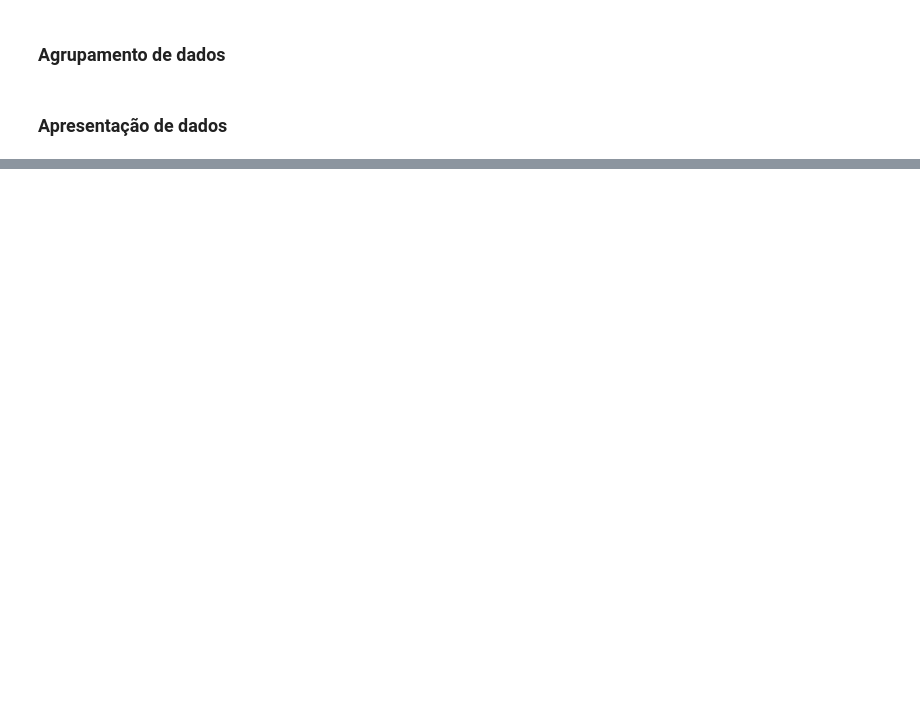
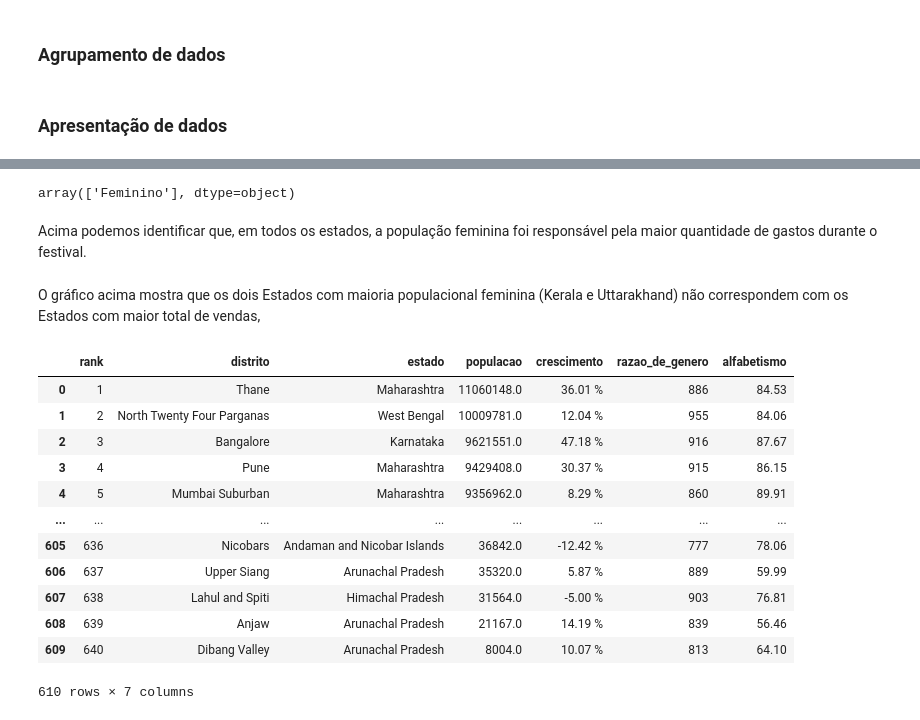
Before and after one commit to Paty3672/diwali_sales_behavior, a Jupyter notebook: diwali_sales_analysis.ipynb, the cells around one changed output, grey strips where cells are left out. Drawn from its saved outputs; the diff is of its cells as text; code cells hidden in the pictures; blank space fills up the shorter version.

```diff
--- a/diwali_sales_analysis.ipynb
+++ b/diwali_sales_analysis.ipynb
@@ -166,0 +255,7 @@ fig_por_faixa_etaria.show()
+# %%
+#Identificação de genêros que fazer parte do dataframe com o maior valor de gastos totais por cada Estado
+df_max_total_gasto['genero'].unique()
+# %% [output]
+array(['Feminino'], dtype=object)
+# %% [markdown]
+Acima podemos identificar que, em todos os estados, a população feminina foi responsável pela maior quantidade de gastos durante o festival.
@@ -166,0 +287,18 @@ fig_por_faixa_etaria.show()
+# %% [markdown]
+O gráfico acima mostra que os dois Estados com maioria populacional feminina (Kerala e Uttarakhand) não correspondem com os Estados com maior total de vendas,
+# %%
+censo_indiano_2011
+# %% [output]
+|  | rank | distrito | estado | populacao | crescimento | razao_de_genero | alfabetismo |
+| 0 | 1 | Thane | Maharashtra | 11060148.0 | 36.01 % | 886 | 84.53 |
+| 1 | 2 | North Twenty Four Parganas | West Bengal | 10009781.0 | 12.04 % | 955 | 84.06 |
+| 2 | 3 | Bangalore | Karnataka | 9621551.0 | 47.18 % | 916 | 87.67 |
+| 3 | 4 | Pune | Maharashtra | 9429408.0 | 30.37 % | 915 | 86.15 |
+| 4 | 5 | Mumbai Suburban | Maharashtra | 9356962.0 | 8.29 % | 860 | 89.91 |
+| ... | ... | ... | ... | ... | ... | ... | ... |
+| 605 | 636 | Nicobars | Andaman and Nicobar Islands | 36842.0 | -12.42 % | 777 | 78.06 |
+| 606 | 637 | Upper Siang | Arunachal Pradesh | 35320.0 | 5.87 % | 889 | 59.99 |
+| 607 | 638 | Lahul and Spiti | Himachal Pradesh | 31564.0 | -5.00 % | 903 | 76.81 |
+| 608 | 639 | Anjaw | Arunachal Pradesh | 21167.0 | 14.19 % | 839 | 56.46 |
+| 609 | 640 | Dibang Valley | Arunachal Pradesh | 8004.0 | 10.07 % | 813 | 64.10 |
+610 rows × 7 columns
```
Also changed, not shown: parts of 29 cells of this notebook, 2 other files.
